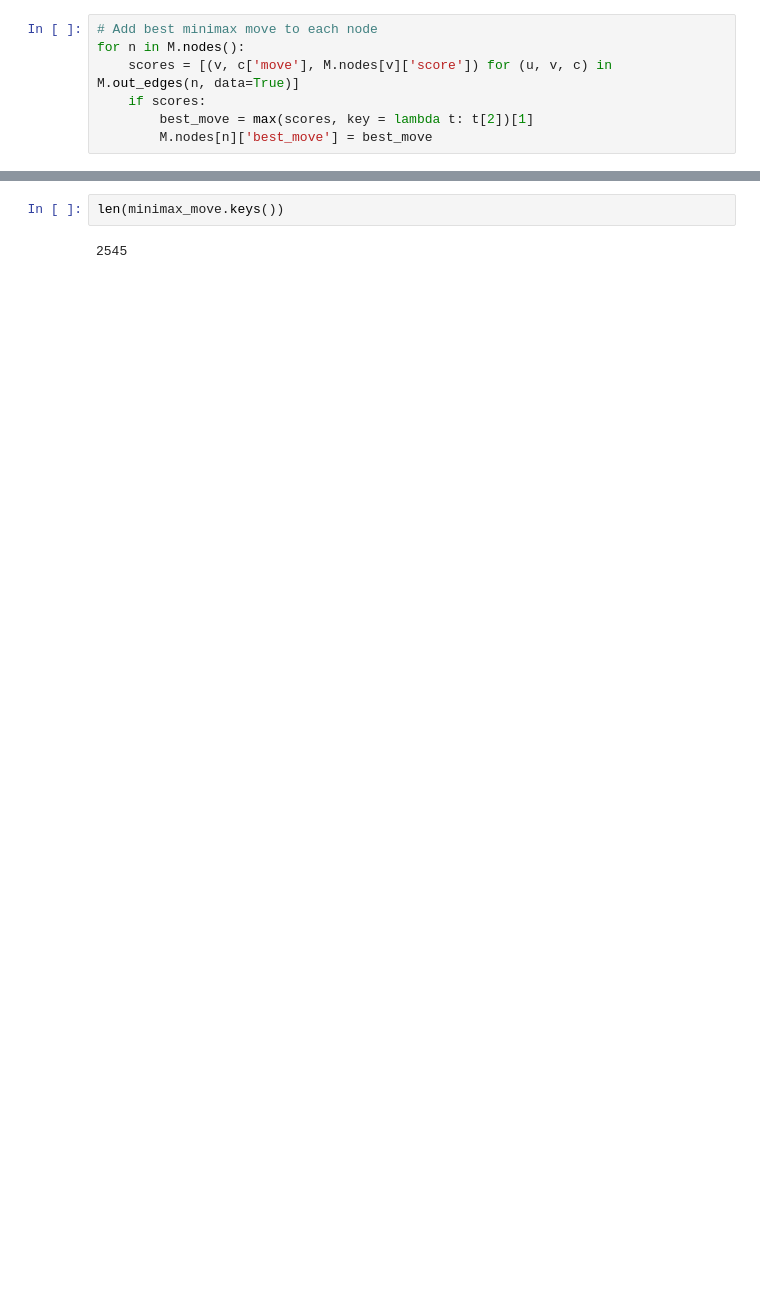
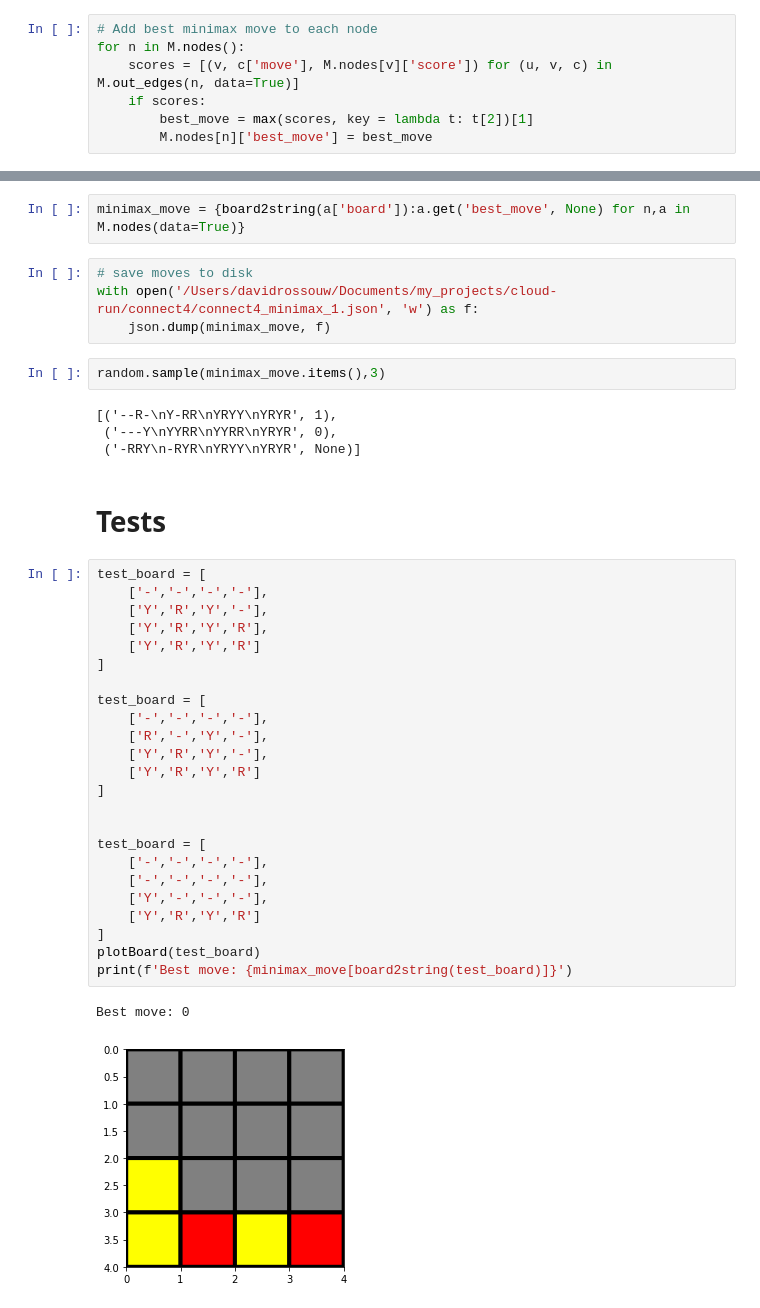
Before and after one commit to davidrossouw/cloud-run, a Jupyter notebook: connect4/connect4_game.ipynb, the cells around one changed output, grey strips where cells are left out. Saved outputs shown, nothing was run; the diff lists cells and outputs as text; blank space fills up the shorter version.

```diff
--- a/connect4/connect4_game.ipynb
+++ b/connect4/connect4_game.ipynb
@@ -347,6 +327,43 @@ for node in M.nodes(data=True):
-# %%
-len(minimax_move.keys())
-# %% [output]
-2545
+# %%
+minimax_move = {board2string(a['board']):a.get('best_move', None) for n,a in M.nodes(data=True)}
+# %%
+# save moves to disk
+with open('/Users/davidrossouw/Documents/my_projects/cloud-run/connect4/connect4_minimax_1.json', 'w') as f:
+    json.dump(minimax_move, f)
+# %%
+random.sample(minimax_move.items(),3)
+# %% [output]
+[('--R-\nY-RR\nYRYY\nYRYR', 1),
+ ('---Y\nYYRR\nYYRR\nYRYR', 0),
+ ('-RRY\n-RYR\nYRYY\nYRYR', None)]
+# %% [markdown]
+# Tests
+# %%
+test_board = [
+    ['-','-','-','-'],
+    ['Y','R','Y','-'],
+    ['Y','R','Y','R'],
+    ['Y','R','Y','R']
+]
+
+test_board = [
+    ['-','-','-','-'],
+    ['R','-','Y','-'],
+    ['Y','R','Y','-'],
+    ['Y','R','Y','R']
+]
+
+
+test_board = [
+    ['-','-','-','-'],
+    ['-','-','-','-'],
+    ['Y','-','-','-'],
+    ['Y','R','Y','R']
+]
+plotBoard(test_board)
+print(f'Best move: {minimax_move[board2string(test_board)]}')
+# %% [output]
+Best move: 0
+[figure, added]
 # %%
 counter=0
```
Also changed, not shown: parts of 21 cells of this notebook, 3 other files.
